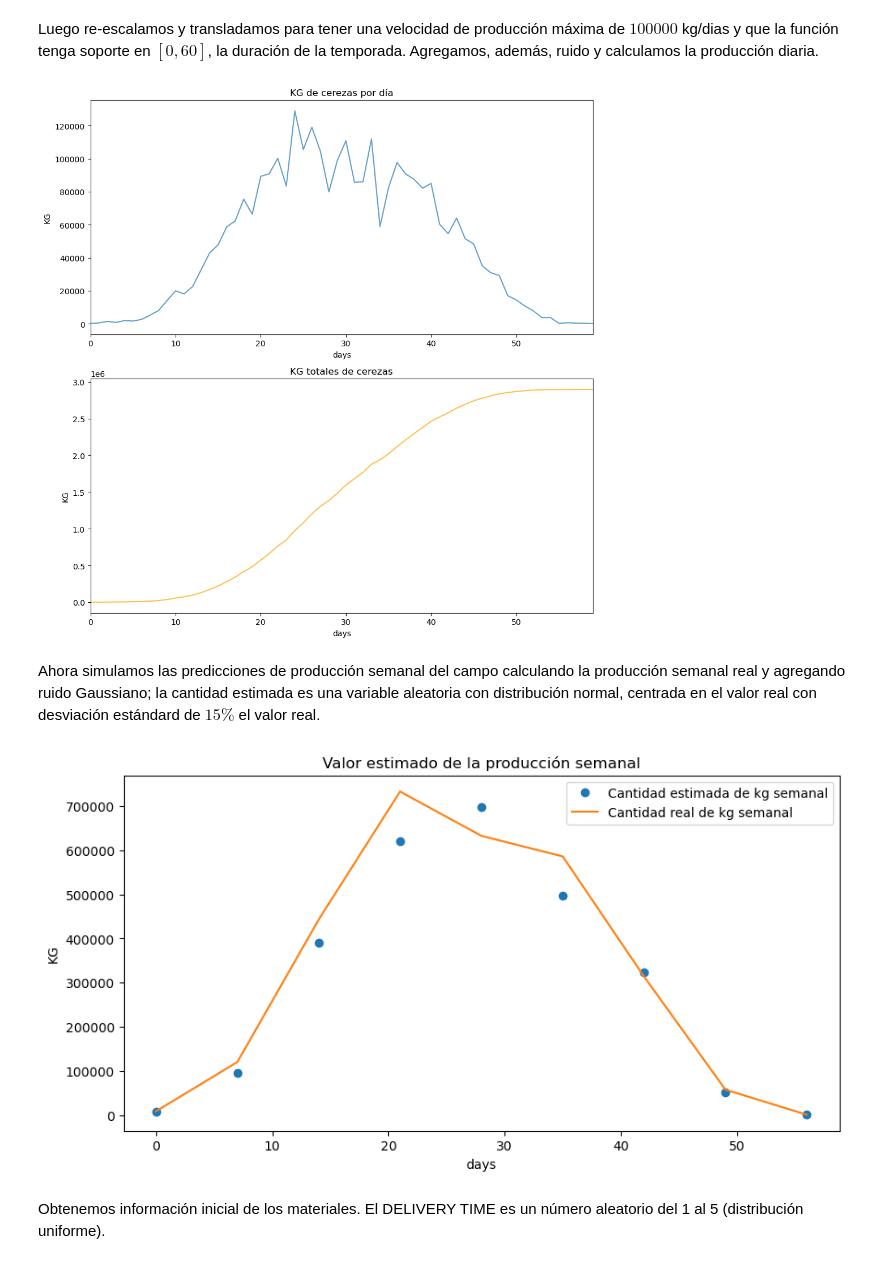
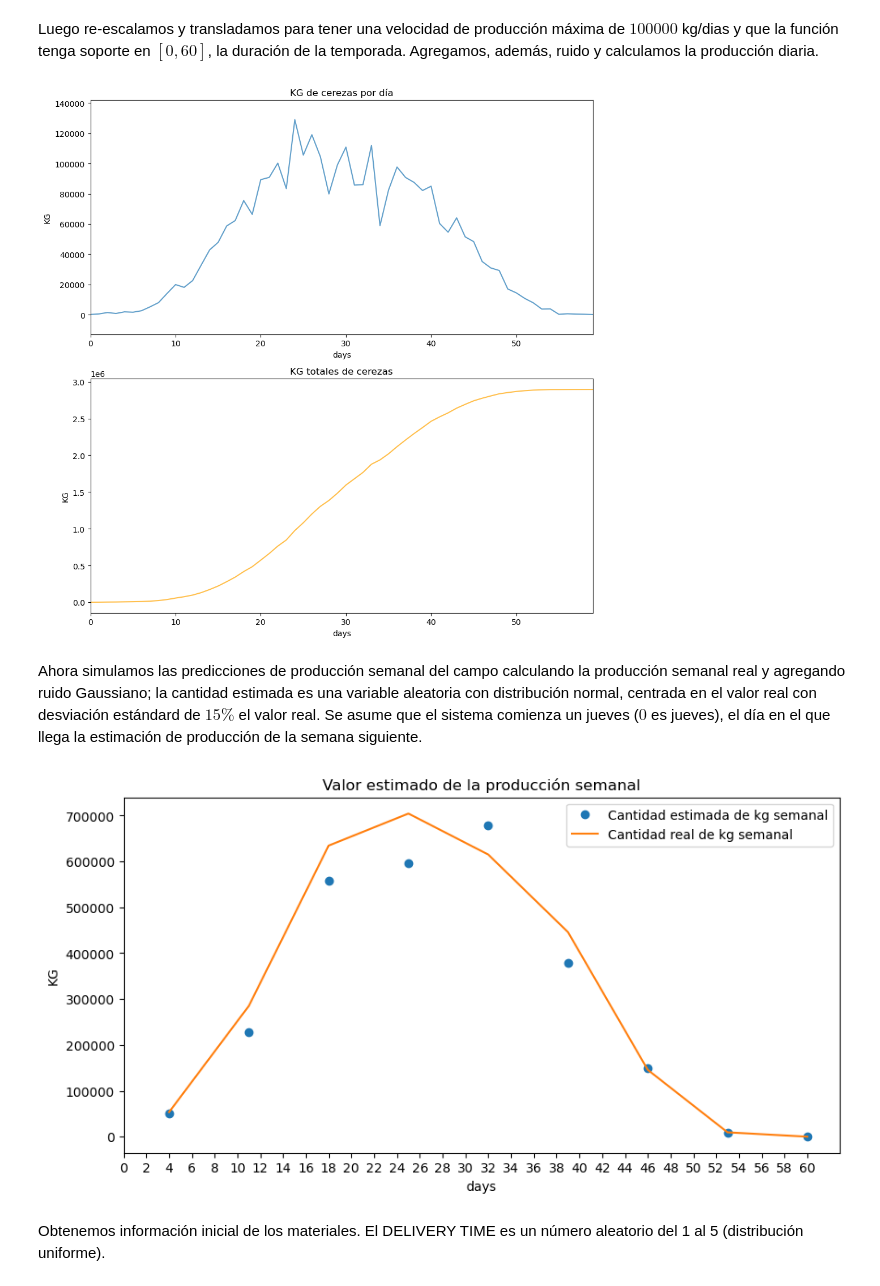
Before and after one commit to Sebastijo/OCHO_FUEGOS, a Jupyter notebook: Functionalities/Stock/scripts/simmulation.ipynb, the cells around one changed output. Cells and saved outputs as stored; diff of their text form; code cells hidden in the pictures.

```diff
--- a/Functionalities/Stock/scripts/simmulation.ipynb
+++ b/Functionalities/Stock/scripts/simmulation.ipynb
@@ -33,15 +34,28 @@ $$V(t)=\begin{cases}
 0 & \text{en otro caso}
 \end{cases}$$
 # %%
-def bump_function(x):
-        # Ensure `x` is an array, even if it is a single number
+test = False
+
+if not test:
+
+    def bump_function(x):
+            # Ensure `x` is an array, even if it is a single number
+            x = np.asarray(x)
+            result = np.zeros_like(x)
+            mask = np.abs(x) < 1
+            result[mask] = np.exp(-1 / (1 - (x[mask] / 3) ** 2) ** 20) * np.exp(1)
+            return (
+                result if result.size > 1 else result.item()
+            )  # Return scalar if input was scalar
+
+else:
+    def bump_function(x):
+        # Ensure `x` is an array, even if it's a single number
         x = np.asarray(x)
-        result = np.zeros_like(x)
-        mask = np.abs(x) < 1
-        result[mask] = np.exp(-1 / (1 - (x[mask] / 3) ** 2) ** 20) * np.exp(1)
-        return (
-            result if result.size > 1 else result.item()
-        )  # Return scalar if input was scalar
+        result = np.zeros_like(x)  # Initialize with zeros
+        mask = np.abs(x) <= 1      # Check where x is within [-1, 1]
+        result[mask] = 1           # Set values in [-1, 1] to 1
+        return result if result.size > 1 else result.item()  # Return scalar if input was scalar
 
 def noisy_bump(x, length_scale=0.1):
 
@@ -129,6 +143,8 @@ axs[0].set_xlabel("days")
 axs[0].set_ylabel("KG")
 axs[0].set_title("KG de cerezas por día")
 axs[0].set_xlim(0, support - 1)
+largest_value = max(daily_production)
+axs[0].set_ylim(0 - 0.1 * largest_value, largest_value * 1.1)
 
 # Plot the cumulative production
 axs[1].plot(days, cumulative_production, color="orange", alpha=0.7)
@@ -140,13 +156,13 @@ axs[1].set_xlim(0, support - 1)
 plt.tight_layout()
 plt.show()
 # %% [output]
-[figure, old version]
+[figure, new version]
 # %% [markdown]
-Ahora simulamos las predicciones de producción semanal del campo calculando la producción semanal real y agregando ruido Gaussiano; la cantidad estimada es una variable aleatoria con distribución normal, centrada en el valor real con desviación estándard de $15\%$ el valor real.
+Ahora simulamos las predicciones de producción semanal del campo calculando la producción semanal real y agregando ruido Gaussiano; la cantidad estimada es una variable aleatoria con distribución normal, centrada en el valor real con desviación estándard de $15\%$ el valor real. Se asume que el sistema comienza un jueves ($0$ es jueves), el día en el que llega la estimación de producción de la semana siguiente.
 # %%
 # Define the range based on the given support
 max_multiple = support // 7
-weeks = np.linspace(0, max_multiple * 7, max_multiple + 1, dtype=int)
+weeks = np.linspace(0, max_multiple * 7, max_multiple + 1, dtype=int) + 4 # +4 because 0 is a thusrday so the first week starts on a monday (4)
 
 # Integrate over each weekly interval and add noise
 weekly_boxes = np.zeros(len(weeks))
@@ -165,14 +181,16 @@ weekly_boxes_estimation = np.maximum(weekly_boxes + noise * error * weekly_boxes
 # %%
 plt.figure(figsize=(10, 5))
 plt.plot(weeks, weekly_boxes_estimation, "o", label="Cantidad estimada de kg semanal")
 plt.plot(weeks, weekly_boxes, label="Cantidad real de kg semanal")
 plt.legend()
+even_days = np.arange(0, support + 1, 2)
+plt.xticks(even_days)
 plt.xlabel("days")
 plt.ylabel("KG")
 plt.title("Valor estimado de la producción semanal")
 plt.show()
 # %% [output]
-[figure, old version]
+[figure, new version]
 # %% [markdown]
 Obtenemos información inicial de los materiales. El DELIVERY TIME es un número aleatorio del 1 al 5 (distribución uniforme).
 # %%
```
Also changed, not shown: parts of 7 cells of this notebook, 2 other files.
